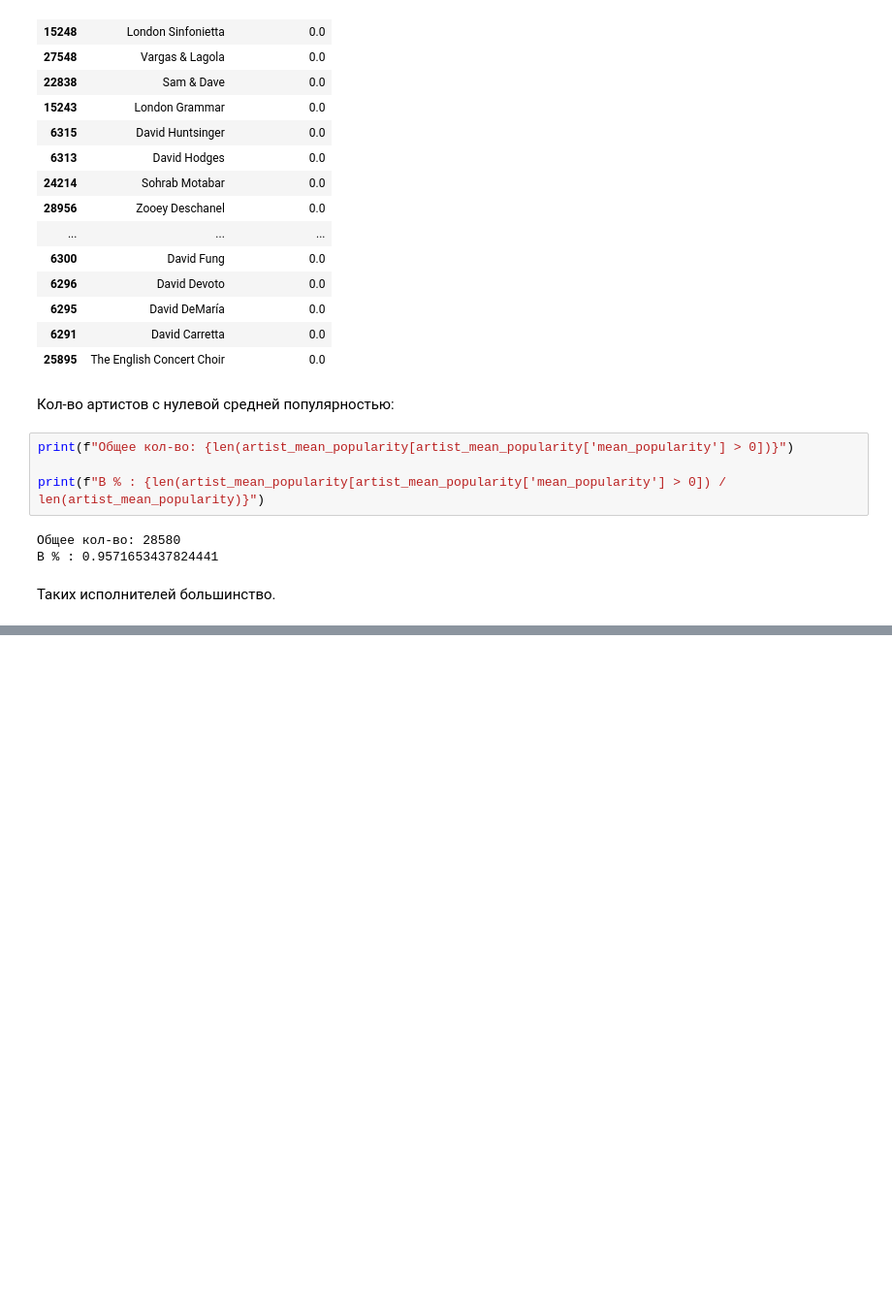
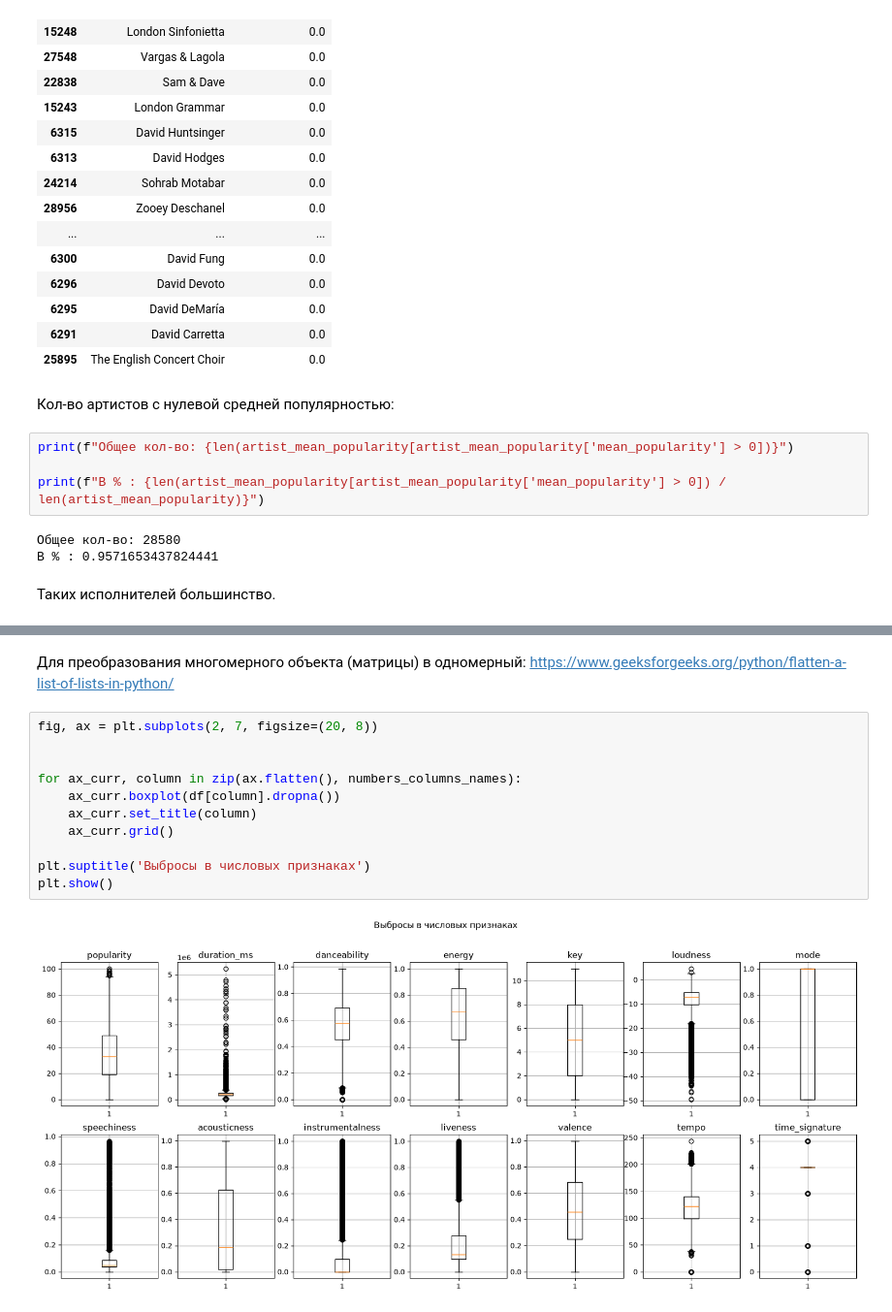
Before and after one commit to PieceOfBulka/gp5, a Jupyter notebook: eda_task_1.ipynb, the cells around one changed output, grey strips where cells are left out. Shown at 97% size. Cells and saved outputs as stored; diff of their text form; blank space fills up the shorter version.

```diff
--- a/eda_task_1.ipynb
+++ b/eda_task_1.ipynb
@@ -826,0 +851,15 @@ print(f"В % : {len(artist_mean_popularity[artist_mean_popularity['mean_populari
+# %% [markdown]
+Для преобразования многомерного объекта (матрицы) в одномерный: https://www.geeksforgeeks.org/python/flatten-a-list-of-lists-in-python/
+# %%
+fig, ax = plt.subplots(2, 7, figsize=(20, 8))
+
+
+for ax_curr, column in zip(ax.flatten(), numbers_columns_names):
+    ax_curr.boxplot(df[column].dropna())
+    ax_curr.set_title(column)
+    ax_curr.grid()
+
+plt.suptitle('Выбросы в числовых признаках')
+plt.show()
+# %% [output]
+[figure, added]
```
Also changed, not shown: parts of 8 cells of this notebook.
